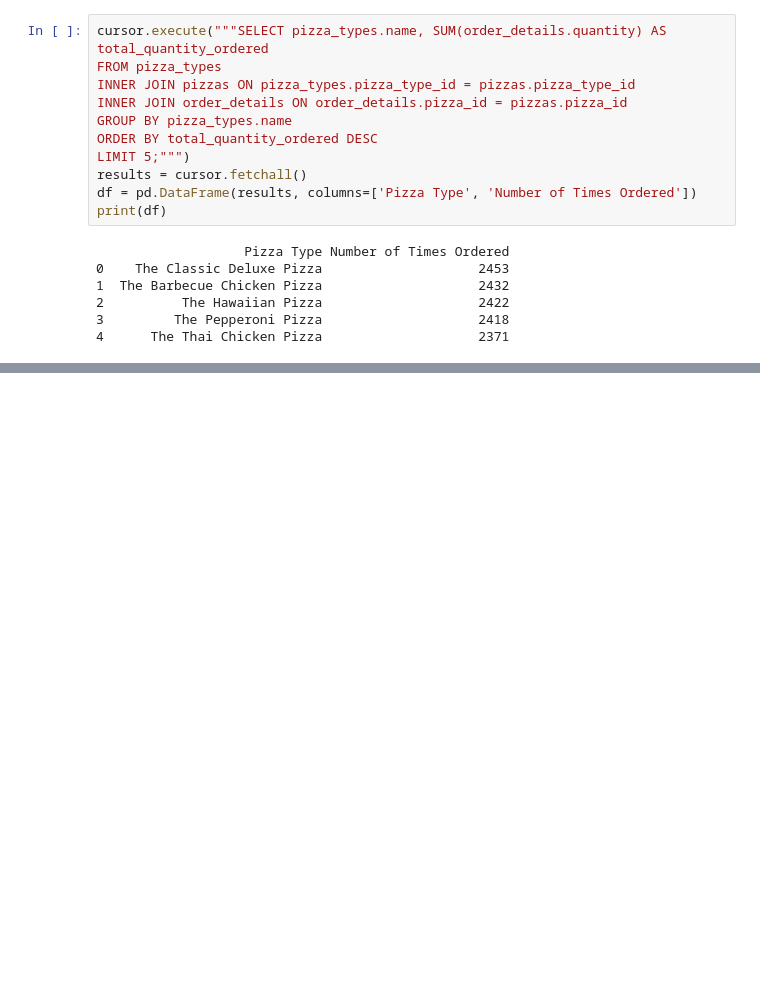
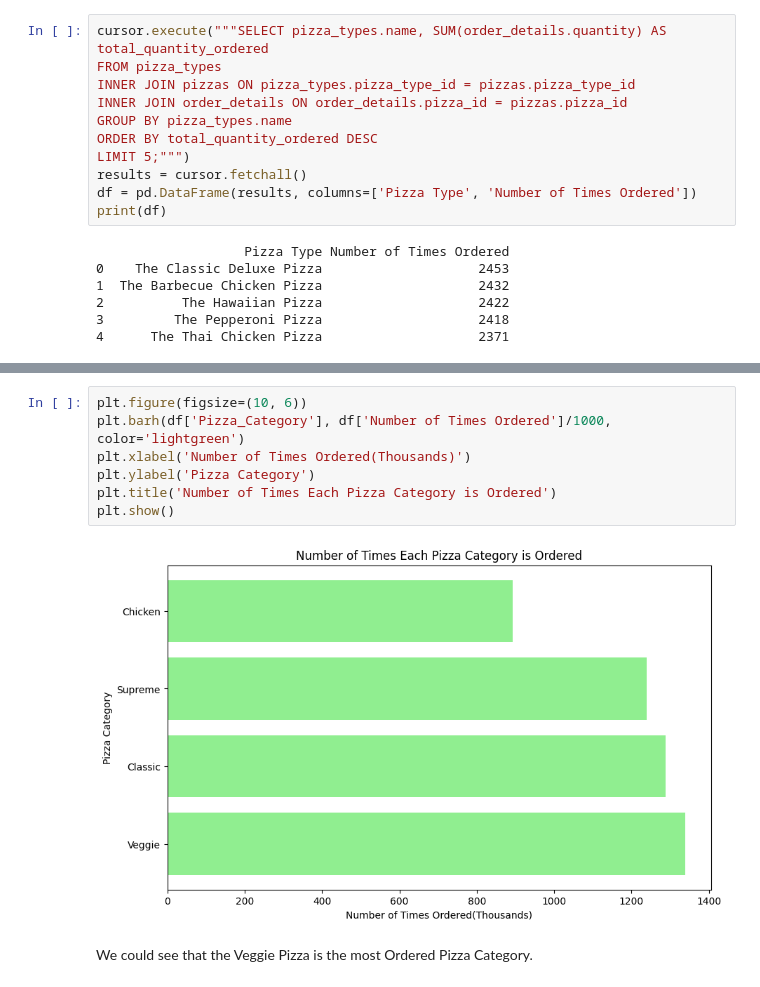
Before and after one commit to Saisrinivas783/Pizza_Sales_Analysis_SQL, a Jupyter notebook: Pizza_Sales_Analyss_Using_SQL.ipynb, the cells around one changed output, grey strips where cells are left out. Cells and saved outputs as stored; diff of their text form; blank space fills up the shorter version.

```diff
--- a/Pizza_Sales_Analyss_Using_SQL.ipynb
+++ b/Pizza_Sales_Analyss_Using_SQL.ipynb
@@ -210,0 +309,11 @@ print(df)
+# %%
+plt.figure(figsize=(10, 6))
+plt.barh(df['Pizza_Category'], df['Number of Times Ordered']/1000, color='lightgreen')
+plt.xlabel('Number of Times Ordered(Thousands)')
+plt.ylabel('Pizza Category')
+plt.title('Number of Times Each Pizza Category is Ordered')
+plt.show()
+# %% [output]
+[figure, added]
+# %% [markdown]
+We could see that the Veggie Pizza is the most Ordered Pizza Category.
```
Also changed, not shown: parts of 27 cells of this notebook.
